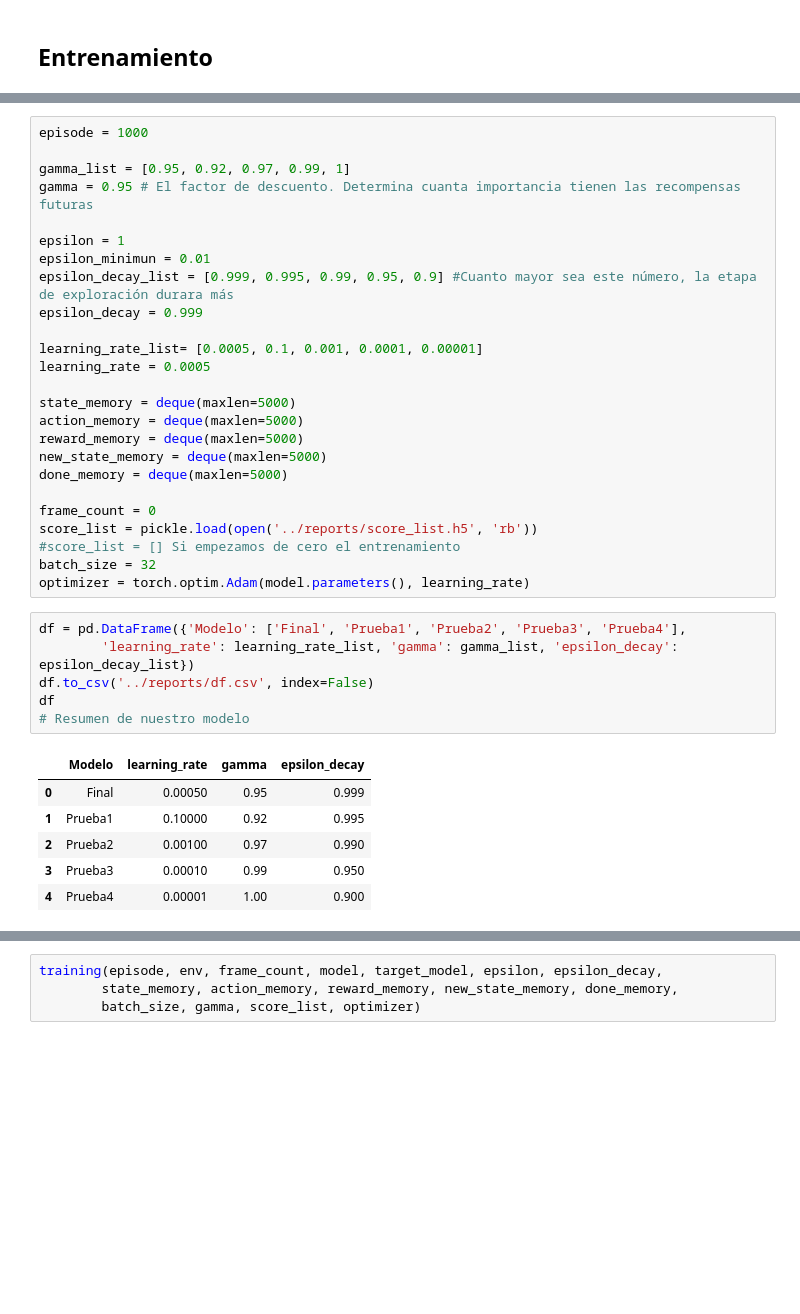
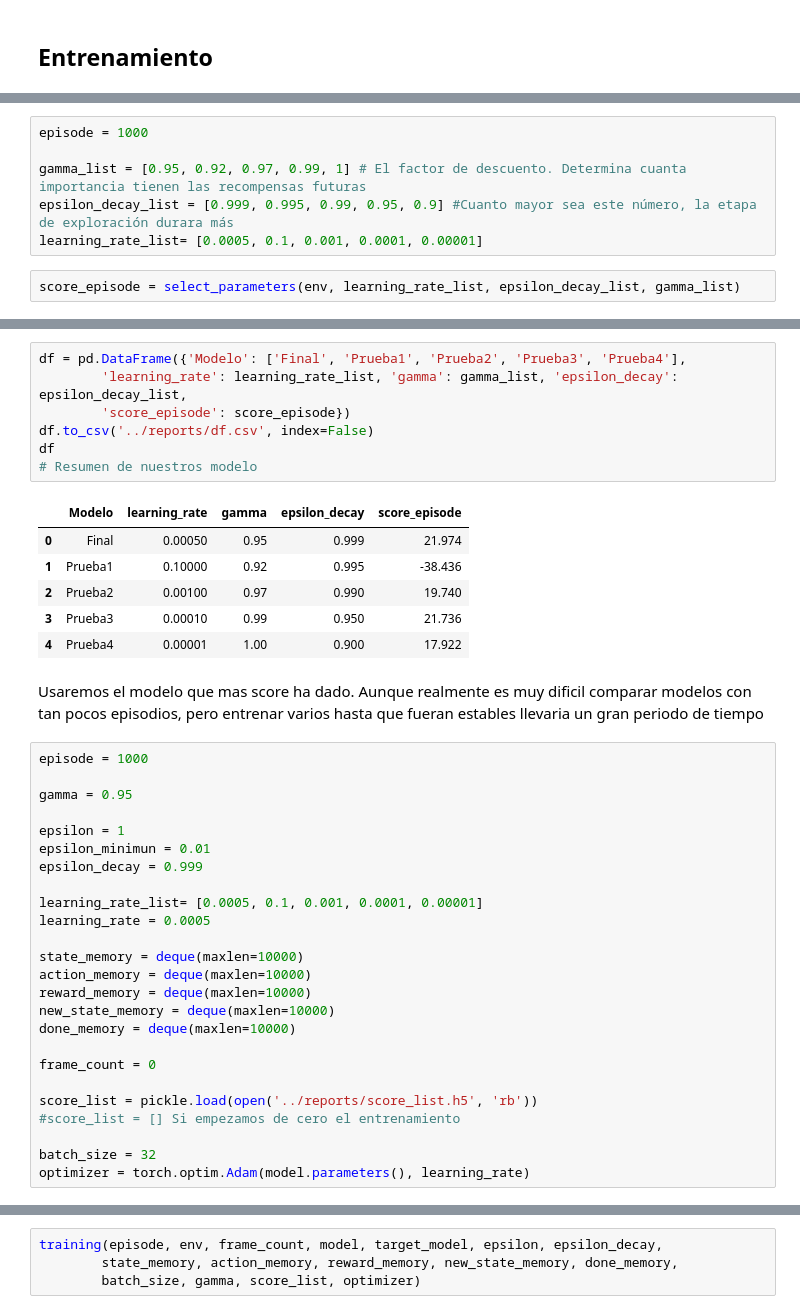
Before and after one commit to JoseKuru/proyecto_supermario_dqlearning, a Jupyter notebook: src/main.ipynb, the cells around one changed output, grey strips where cells are left out. Saved outputs shown, nothing was run; the diff lists cells and outputs as text; blank space fills up the shorter version.

Commit message:
Finalizado

```diff
--- a/src/main.ipynb
+++ b/src/main.ipynb
@@ -154,0 +155,8 @@ Ahora vamos a establecer algunos de los hiperparámetros para el modelo y otros
+# %%
+episode = 1000
+
+gamma_list = [0.95, 0.92, 0.97, 0.99, 1] # El factor de descuento. Determina cuanta importancia tienen las recompensas futuras
+epsilon_decay_list = [0.999, 0.995, 0.99, 0.95, 0.9] #Cuanto mayor sea este número, la etapa de exploración durara más
+learning_rate_list= [0.0005, 0.1, 0.001, 0.0001, 0.00001]
+# %%
+score_episode = select_parameters(env, learning_rate_list, epsilon_decay_list, gamma_list)
@@ -155,38 +172,41 @@ Ahora vamos a establecer algunos de los hiperparámetros para el modelo y otros
+# %%
+df = pd.DataFrame({'Modelo': ['Final', 'Prueba1', 'Prueba2', 'Prueba3', 'Prueba4'],
+        'learning_rate': learning_rate_list, 'gamma': gamma_list, 'epsilon_decay': epsilon_decay_list,
+        'score_episode': score_episode})
+df.to_csv('../reports/df.csv', index=False)
+df
+# Resumen de nuestros modelo
+# %% [output]
+|  | Modelo | learning_rate | gamma | epsilon_decay | score_episode |
+| 0 | Final | 0.00050 | 0.95 | 0.999 | 21.974 |
+| 1 | Prueba1 | 0.10000 | 0.92 | 0.995 | -38.436 |
+| 2 | Prueba2 | 0.00100 | 0.97 | 0.990 | 19.740 |
+| 3 | Prueba3 | 0.00010 | 0.99 | 0.950 | 21.736 |
+| 4 | Prueba4 | 0.00001 | 1.00 | 0.900 | 17.922 |
+# %% [markdown]
+Usaremos el modelo que mas score ha dado. Aunque realmente es muy dificil comparar modelos con tan pocos episodios, pero entrenar varios hasta que fueran estables llevaria un gran periodo de tiempo
 # %%
 episode = 1000
 
-gamma_list = [0.95, 0.92, 0.97, 0.99, 1]
-gamma = 0.95 # El factor de descuento. Determina cuanta importancia tienen las recompensas futuras
+gamma = 0.95
 
 epsilon = 1
 epsilon_minimun = 0.01
-epsilon_decay_list = [0.999, 0.995, 0.99, 0.95, 0.9] #Cuanto mayor sea este número, la etapa de exploración durara más
 epsilon_decay = 0.999
 
 learning_rate_list= [0.0005, 0.1, 0.001, 0.0001, 0.00001]
 learning_rate = 0.0005
 
-state_memory = deque(maxlen=5000)
-action_memory = deque(maxlen=5000)
-reward_memory = deque(maxlen=5000)
-new_state_memory = deque(maxlen=5000)
-done_memory = deque(maxlen=5000)
+state_memory = deque(maxlen=10000)
+action_memory = deque(maxlen=10000)
+reward_memory = deque(maxlen=10000)
+new_state_memory = deque(maxlen=10000)
+done_memory = deque(maxlen=10000)
 
 frame_count = 0
+
 score_list = pickle.load(open('../reports/score_list.h5', 'rb'))
 #score_list = [] Si empezamos de cero el entrenamiento
+
 batch_size = 32
 optimizer = torch.optim.Adam(model.parameters(), learning_rate)
-# %%
-df = pd.DataFrame({'Modelo': ['Final', 'Prueba1', 'Prueba2', 'Prueba3', 'Prueba4'],
-        'learning_rate': learning_rate_list, 'gamma': gamma_list, 'epsilon_decay': epsilon_decay_list})
-df.to_csv('../reports/df.csv', index=False)
-df
-# Resumen de nuestro modelo
-# %% [output]
-|  | Modelo | learning_rate | gamma | epsilon_decay |
-| 0 | Final | 0.00050 | 0.95 | 0.999 |
-| 1 | Prueba1 | 0.10000 | 0.92 | 0.995 |
-| 2 | Prueba2 | 0.00100 | 0.97 | 0.990 |
-| 3 | Prueba3 | 0.00010 | 0.99 | 0.950 |
-| 4 | Prueba4 | 0.00001 | 1.00 | 0.900 |
```
Also changed, not shown: parts of 6 cells of this notebook, 6 other files.
